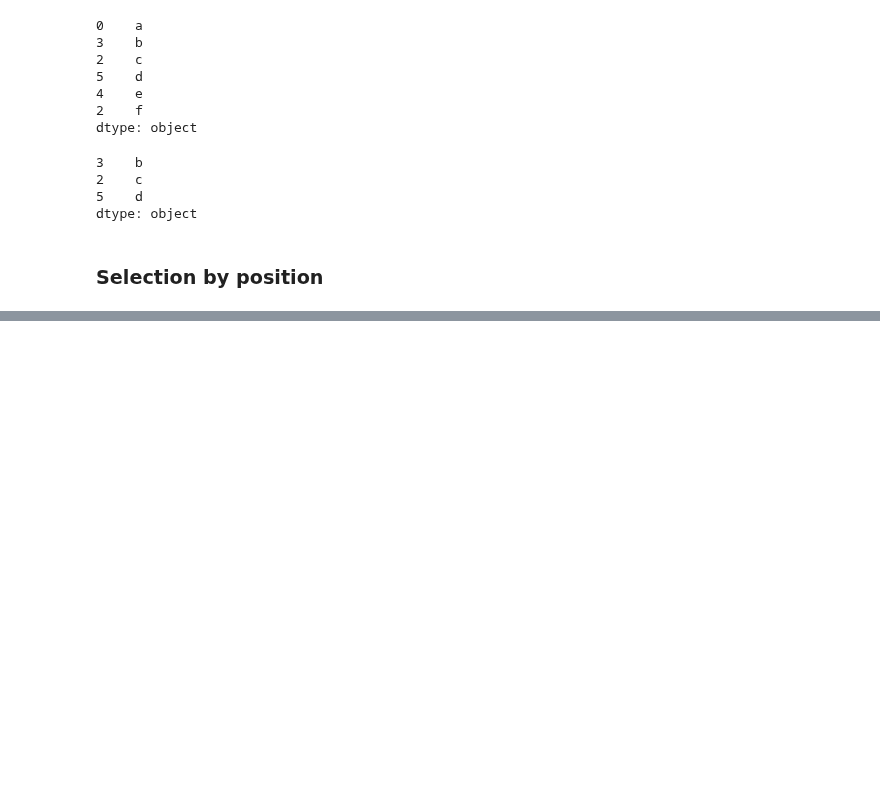
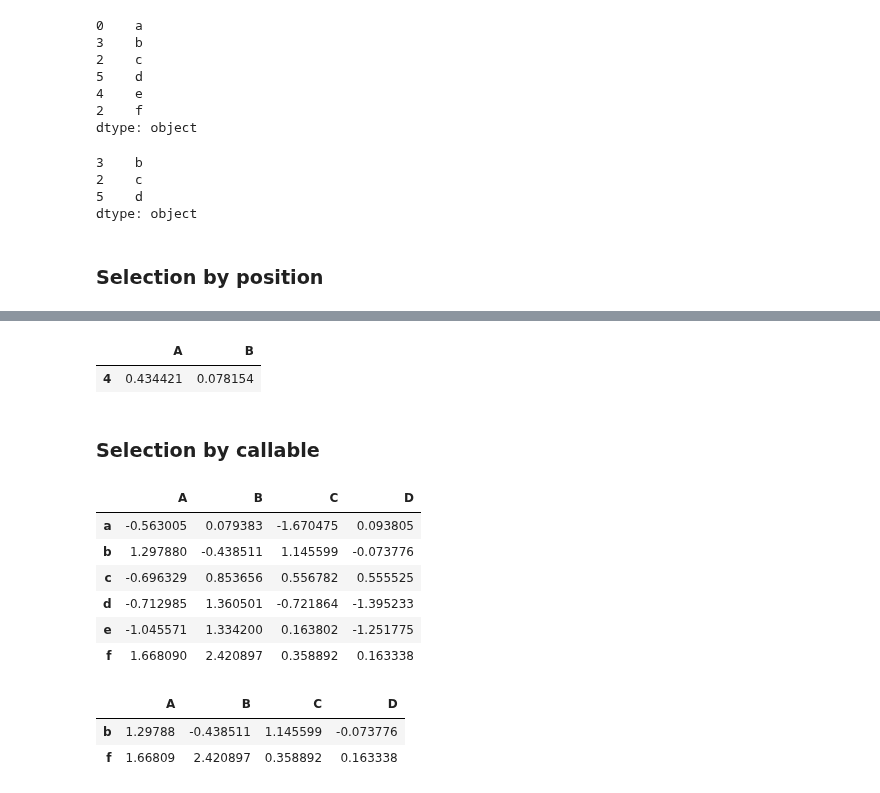
Before and after one commit to onlyabhilash/Feature-Engg, a Jupyter notebook: Pandas/pandas-indexingAndSelectingData.ipynb, the cells around one changed output, grey strips where cells are left out. Saved outputs shown, nothing was run; the diff lists cells and outputs as text; code cells hidden in the pictures; blank space fills up the shorter version.

```diff
--- a/Pandas/pandas-indexingAndSelectingData.ipynb
+++ b/Pandas/pandas-indexingAndSelectingData.ipynb
@@ -431,0 +597,5 @@ dtype: object
+# %%
+dfl.iloc[4:6]
+# %% [output]
+|  | A | B |
+| 4 | 0.434421 | 0.078154 |
@@ -431,0 +610,21 @@ dtype: object
+# %% [markdown]
+### Selection by callable
+# %%
+df1 = pd.DataFrame(np.random.randn(6, 4),
+   ....:                    index=list('abcdef'),
+   ....:                    columns=list('ABCD'))
+df1
+# %% [output]
+|  | A | B | C | D |
+| a | -0.563005 | 0.079383 | -1.670475 | 0.093805 |
+| b | 1.297880 | -0.438511 | 1.145599 | -0.073776 |
+| c | -0.696329 | 0.853656 | 0.556782 | 0.555525 |
+| d | -0.712985 | 1.360501 | -0.721864 | -1.395233 |
+| e | -1.045571 | 1.334200 | 0.163802 | -1.251775 |
+| f | 1.668090 | 2.420897 | 0.358892 | 0.163338 |
+# %%
+df1.loc[lambda df: df['A'] > 0, :]
+# %% [output]
+|  | A | B | C | D |
+| b | 1.29788 | -0.438511 | 1.145599 | -0.073776 |
+| f | 1.66809 | 2.420897 | 0.358892 | 0.163338 |
```
Also changed, not shown: parts of 23 cells of this notebook.
